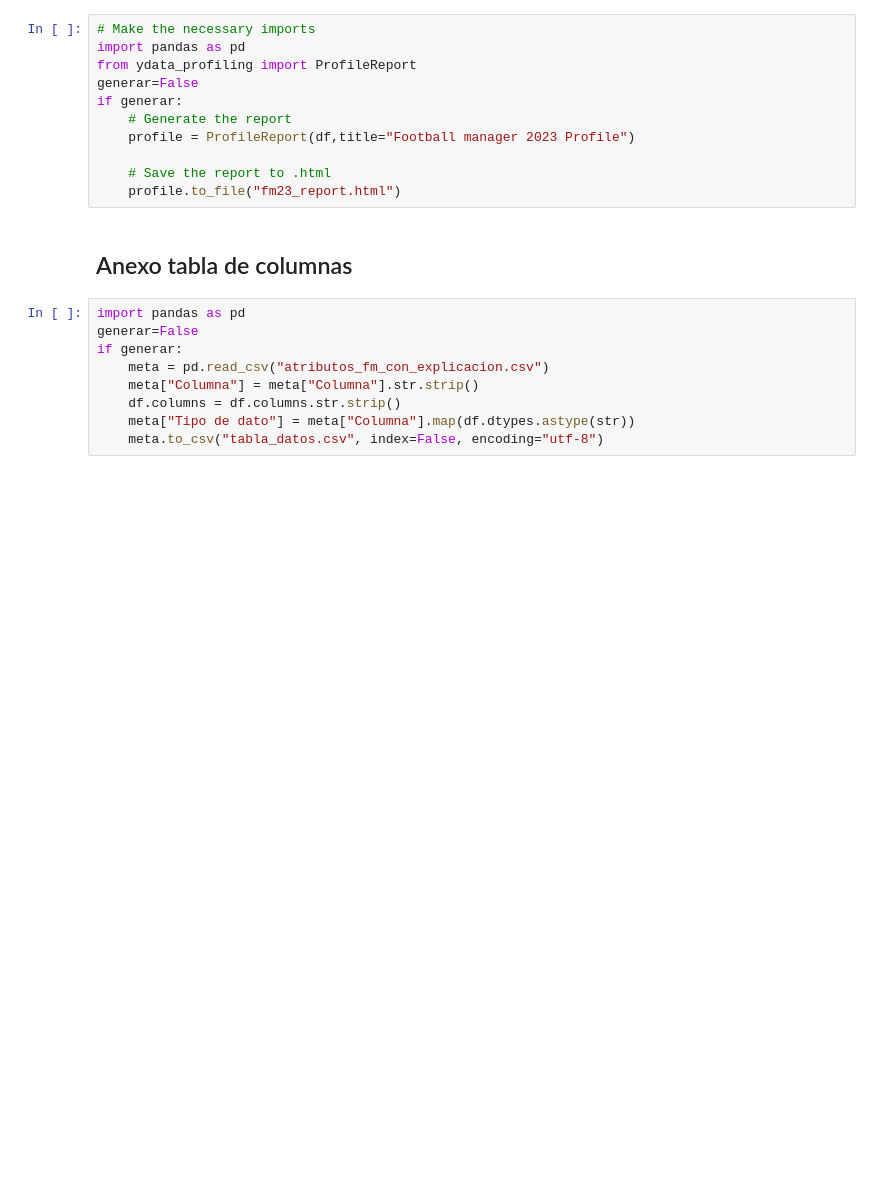
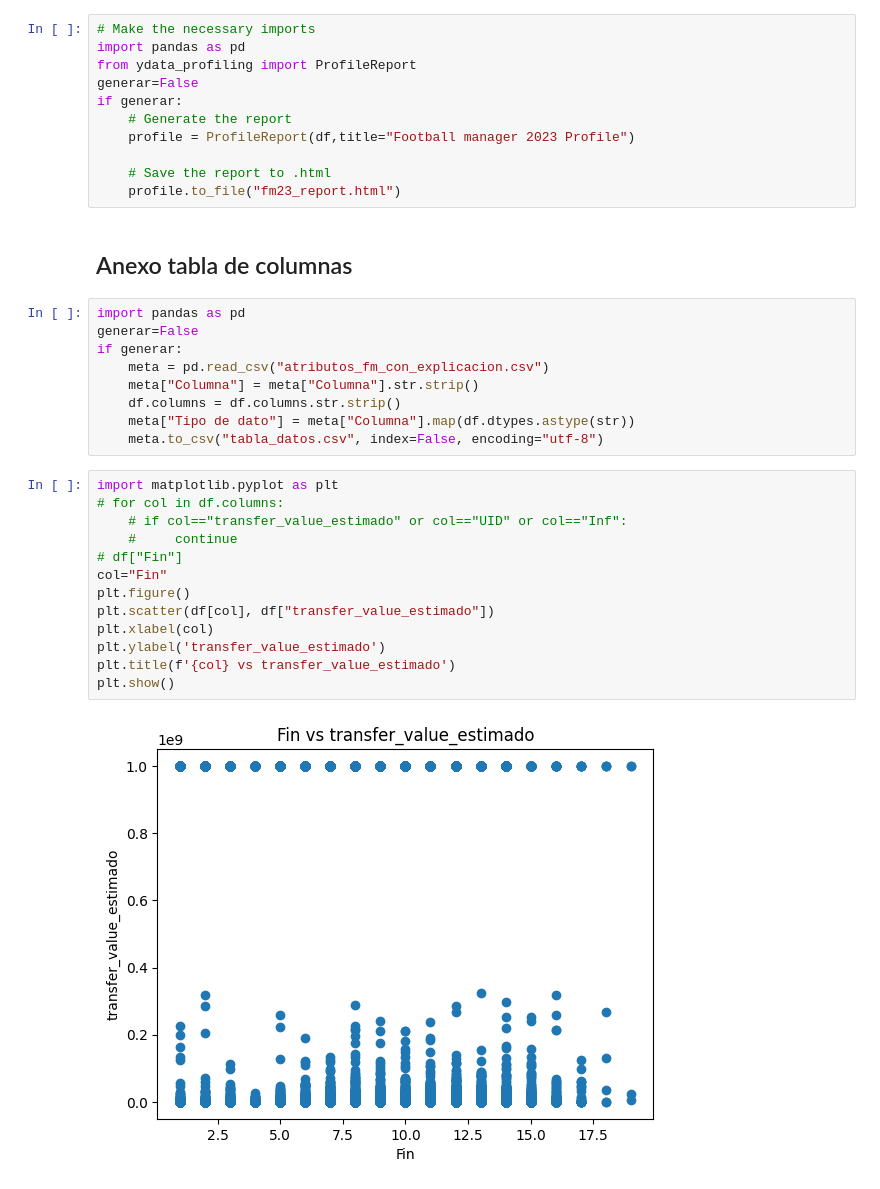
Before and after one commit to Leo11wasd/proyecto_mineria_y_analisis_de_datos, a Jupyter notebook: fm_eda.ipynb, the cells around one changed output. Cells and saved outputs as stored; diff of their text form; blank space fills up the shorter version.

```diff
--- a/fm_eda.ipynb
+++ b/fm_eda.ipynb
@@ -527,3 +535,18 @@ if generar:
     df.columns = df.columns.str.strip()
     meta["Tipo de dato"] = meta["Columna"].map(df.dtypes.astype(str))
     meta.to_csv("tabla_datos.csv", index=False, encoding="utf-8")
+# %%
+import matplotlib.pyplot as plt
+# for col in df.columns:
+    # if col=="transfer_value_estimado" or col=="UID" or col=="Inf":
+    #     continue
+# df["Fin"]
+col="Fin"
+plt.figure()
+plt.scatter(df[col], df["transfer_value_estimado"])
+plt.xlabel(col)
+plt.ylabel('transfer_value_estimado')
+plt.title(f'{col} vs transfer_value_estimado')
+plt.show()
+# %% [output]
+[figure, added]
```
Also changed, not shown: parts of 10 cells of this notebook, 2 other files.
